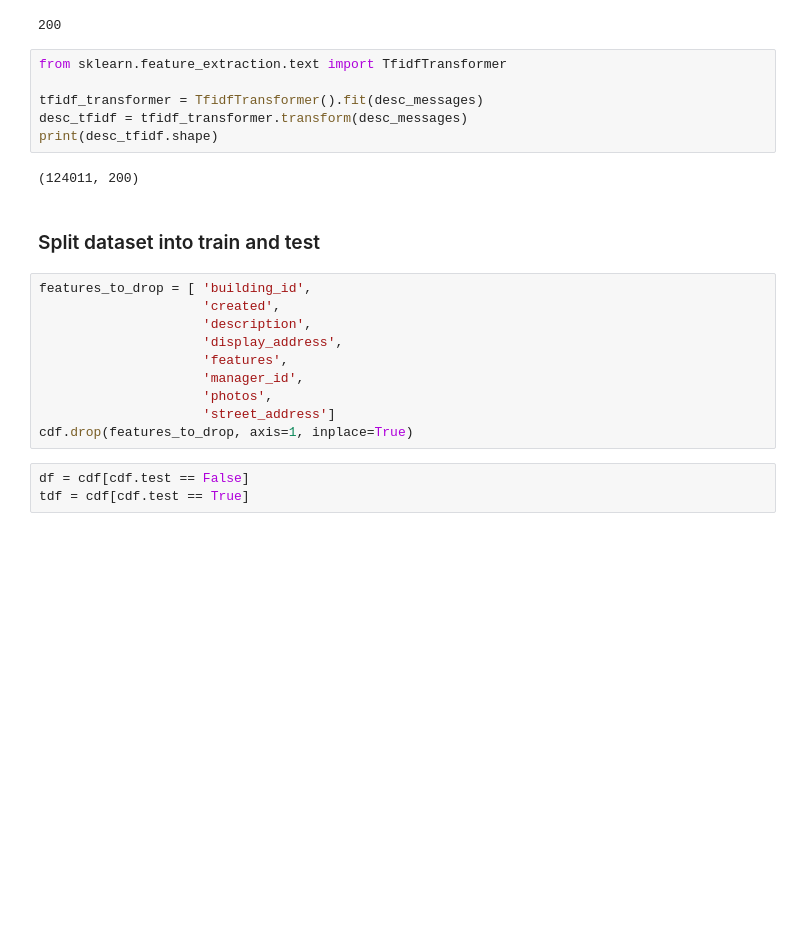
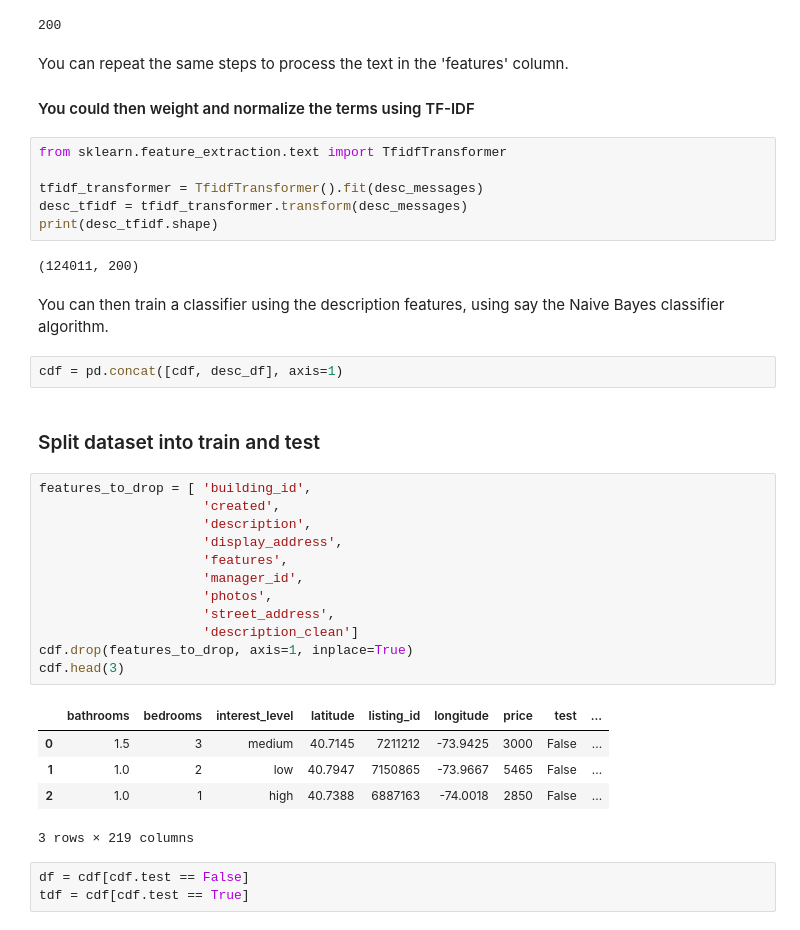
Before and after one commit to spryify/wwc-sv-ds-workshop, a Jupyter notebook: RentalListings/TwoSigmaRental-Starter.ipynb, the cells around one changed output. Saved outputs shown, nothing was run; the diff lists cells and outputs as text; blank space fills up the shorter version.

```diff
--- a/RentalListings/TwoSigmaRental-Starter.ipynb
+++ b/RentalListings/TwoSigmaRental-Starter.ipynb
@@ -147,6 +124,10 @@ desc_df.shape
 print(len(bow_transformer.vocabulary_))
 # %% [output]
 200
+# %% [markdown]
+You can repeat the same steps to process the text in the 'features' column.
+
+#### You could then weight and normalize the terms using TF-IDF
 # %%
 from sklearn.feature_extraction.text import TfidfTransformer
 
@@ -155,18 +136,30 @@ desc_tfidf = tfidf_transformer.transform(desc_messages)
 print(desc_tfidf.shape)
 # %% [output]
 (124011, 200)
+# %% [markdown]
+You can then train a classifier using the description features, using say the Naive Bayes classifier algorithm.
+# %%
+cdf = pd.concat([cdf, desc_df], axis=1)
 # %% [markdown]
 ### Split dataset into train and test
 # %%
 features_to_drop = [ 'building_id',
                      'created',
                      'description',
                      'display_address',
                      'features',
                      'manager_id',
                      'photos',
-                     'street_address']
+                     'street_address',
+                     'description_clean']
 cdf.drop(features_to_drop, axis=1, inplace=True)
+cdf.head(3)
+# %% [output]
+|  | bathrooms | bedrooms | interest_level | latitude | listing_id | longitude | price | test | ... |
+| 0 | 1.5 | 3 | medium | 40.7145 | 7211212 | -73.9425 | 3000 | False | ... |
+| 1 | 1.0 | 2 | low | 40.7947 | 7150865 | -73.9667 | 5465 | False | ... |
+| 2 | 1.0 | 1 | high | 40.7388 | 6887163 | -74.0018 | 2850 | False | ... |
+3 rows × 219 columns
 # %%
 df = cdf[cdf.test == False]
 tdf = cdf[cdf.test == True]
```
Also changed, not shown: parts of 35 cells of this notebook.
